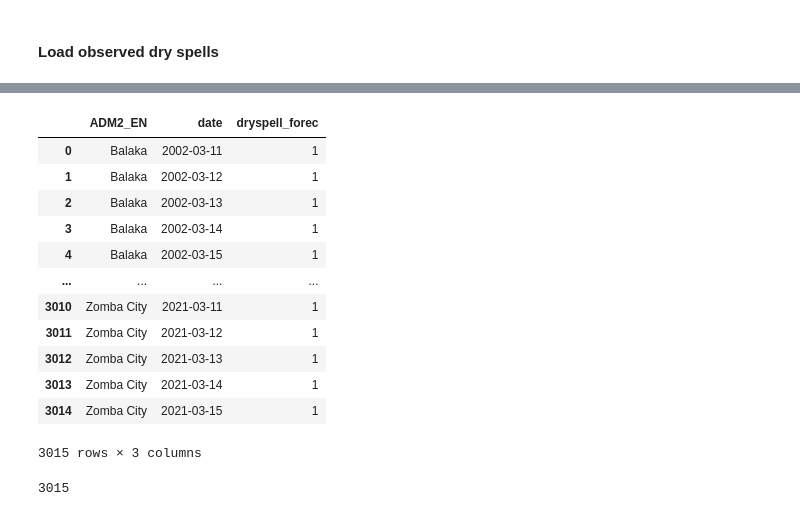
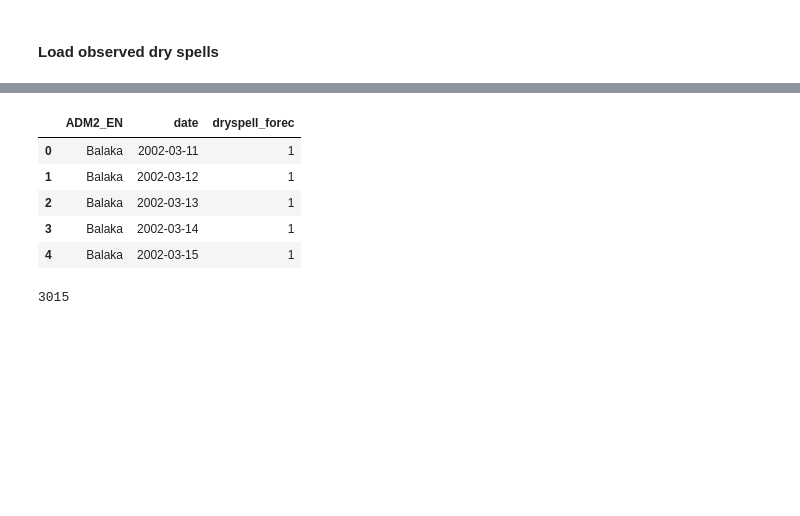
Before and after one commit to OCHA-DAP/pa-anticipatory-action, a Jupyter notebook: analyses/malawi/notebooks/mwi_chirpsgefs_corr_dryspells.ipynb, the cells around one changed output, grey strips where cells are left out. Saved outputs shown, nothing was run; the diff lists cells and outputs as text; code cells hidden in the pictures; blank space fills up the shorter version.

Commit message:
clean up chirpsgefs analyses

```diff
--- a/analyses/malawi/notebooks/mwi_chirpsgefs_corr_dryspells.ipynb
+++ b/analyses/malawi/notebooks/mwi_chirpsgefs_corr_dryspells.ipynb
@@ -75,0 +88,2 @@ adm2_bound_path=os.path.join(country_data_raw_dir,config.SHAPEFILE_DIR,parameter
+# %%
+chirpsgefs_stats_path=os.path.join(chirpsgefs_processed_dir,"mwi_chirpsgefs_rainyseas_stats_mean_back.csv")
@@ -923,21 +441,14 @@ df_cg_daterange=df_cg_ds[["ADM2_EN"]].join(pd.DataFrame(a)).set_index(["ADM2_EN"
 df_cg_daterange.rename(columns={0:"date"},inplace=True)
 df_cg_daterange["dryspell_forec"]=1
 # %%
-df_cg_daterange
+df_cg_daterange.head()
 # %% [output]
 |  | ADM2_EN | date | dryspell_forec |
 | 0 | Balaka | 2002-03-11 | 1 |
 | 1 | Balaka | 2002-03-12 | 1 |
 | 2 | Balaka | 2002-03-13 | 1 |
 | 3 | Balaka | 2002-03-14 | 1 |
 | 4 | Balaka | 2002-03-15 | 1 |
-| ... | ... | ... | ... |
-| 3010 | Zomba City | 2021-03-11 | 1 |
-| 3011 | Zomba City | 2021-03-12 | 1 |
-| 3012 | Zomba City | 2021-03-13 | 1 |
-| 3013 | Zomba City | 2021-03-14 | 1 |
-| 3014 | Zomba City | 2021-03-15 | 1 |
-3015 rows × 3 columns
 # %%
 len(df_cg_daterange)
 # %% [output]
```
Also changed, not shown: parts of 232 cells of this notebook, 3 other files.
